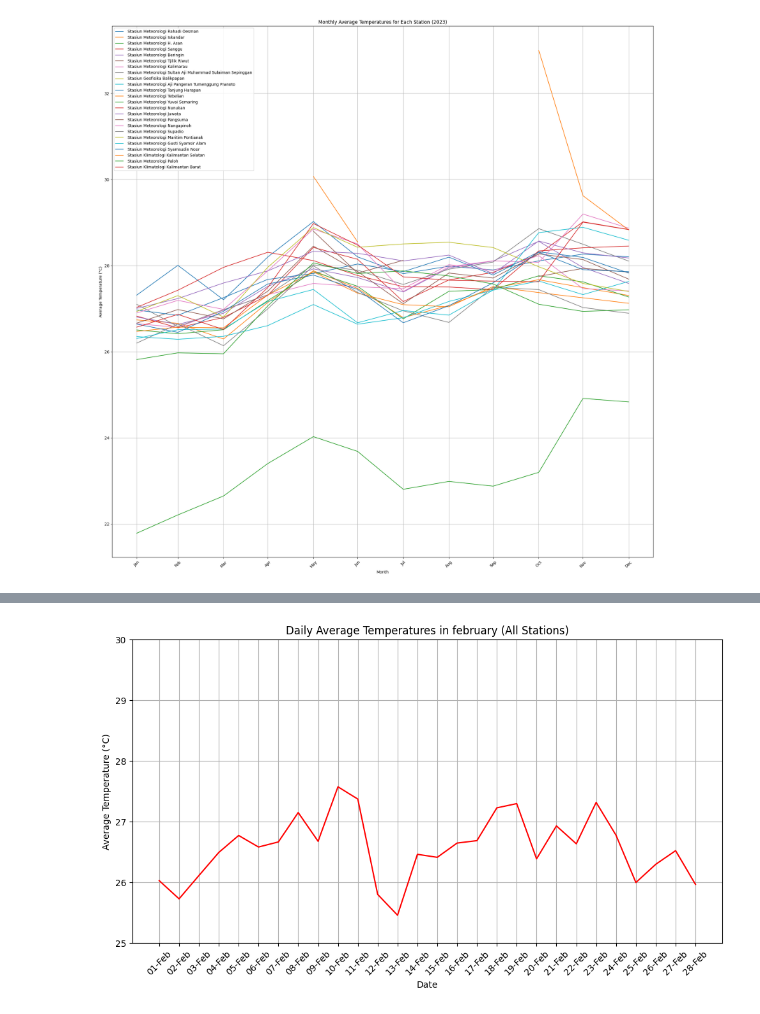
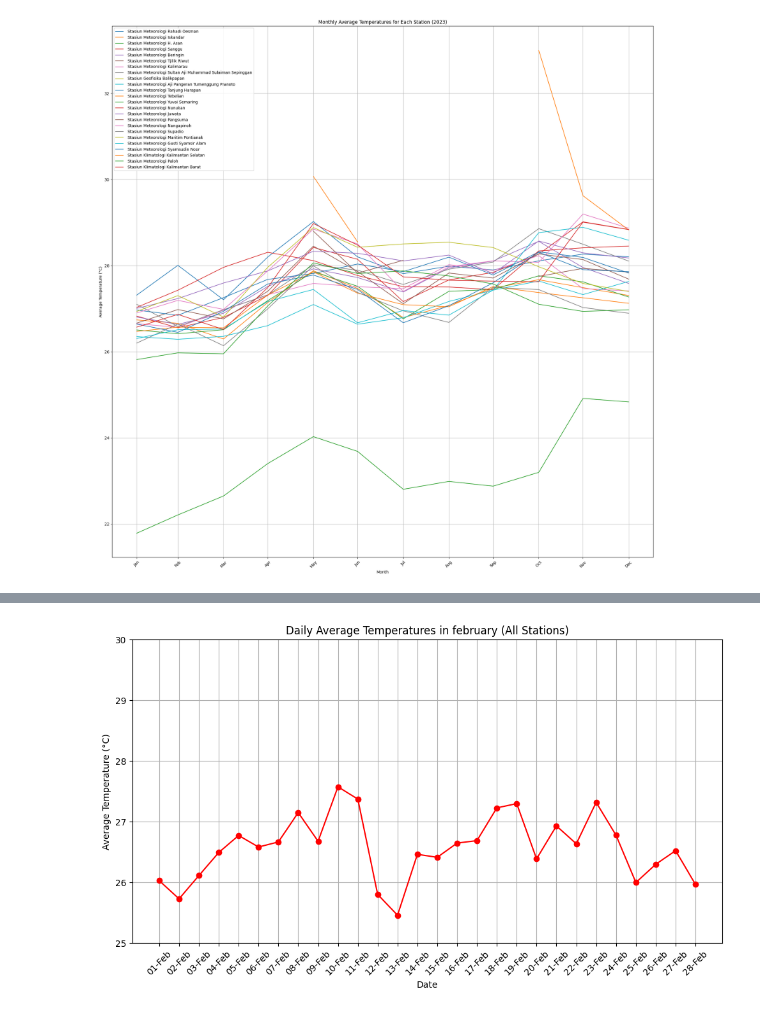
Before and after one commit to syadrn/Proyek-Kapita-Selekta, a Jupyter notebook: Tugas proyek akhir meteo/data_bulanan.ipynb, the cells around one changed output, grey strips where cells are left out. Cells and saved outputs as stored; diff of their text form; code cells hidden in the pictures.

```diff
--- a/Tugas proyek akhir meteo/data_bulanan.ipynb
+++ b/Tugas proyek akhir meteo/data_bulanan.ipynb
@@ -58,26 +59,26 @@ plt.show()
 # %%
 # Calculate the daily mean for all stations combined
 daily_avg = df_transposed.mean(axis=1)
 
 # Filter the data for the month of January
 february_avg = daily_avg[daily_avg.index.month == 2]
 
 # Plot the daily average for January
 plt.figure(figsize=(10, 6))
-plt.plot(february_avg.index, february_avg, label='Average Temperature (All Stations)', color='r')
+plt.plot(february_avg.index, february_avg, label='Average Temperature (All Stations)', marker='o',color='r')
 
 plt.title('Daily Average Temperatures in february (All Stations)')
 plt.xlabel('Date')
 plt.ylabel('Average Temperature (°C)')
 plt.xticks(february_avg.index, february_avg.index.strftime('%d-%b'), rotation=45)
 plt.ylim(25, 30)
 plt.grid(True)
 plt.tight_layout()
 
 # Show the plot
 plt.show()
 # %% [output]
-[figure, old version]
+[figure, new version]
 # %%
 # Calculate the daily mean for all stations combined
 daily_avg = df_transposed.mean(axis=1)
```
Also changed, not shown: parts of 11 cells of this notebook, 1 other file.
